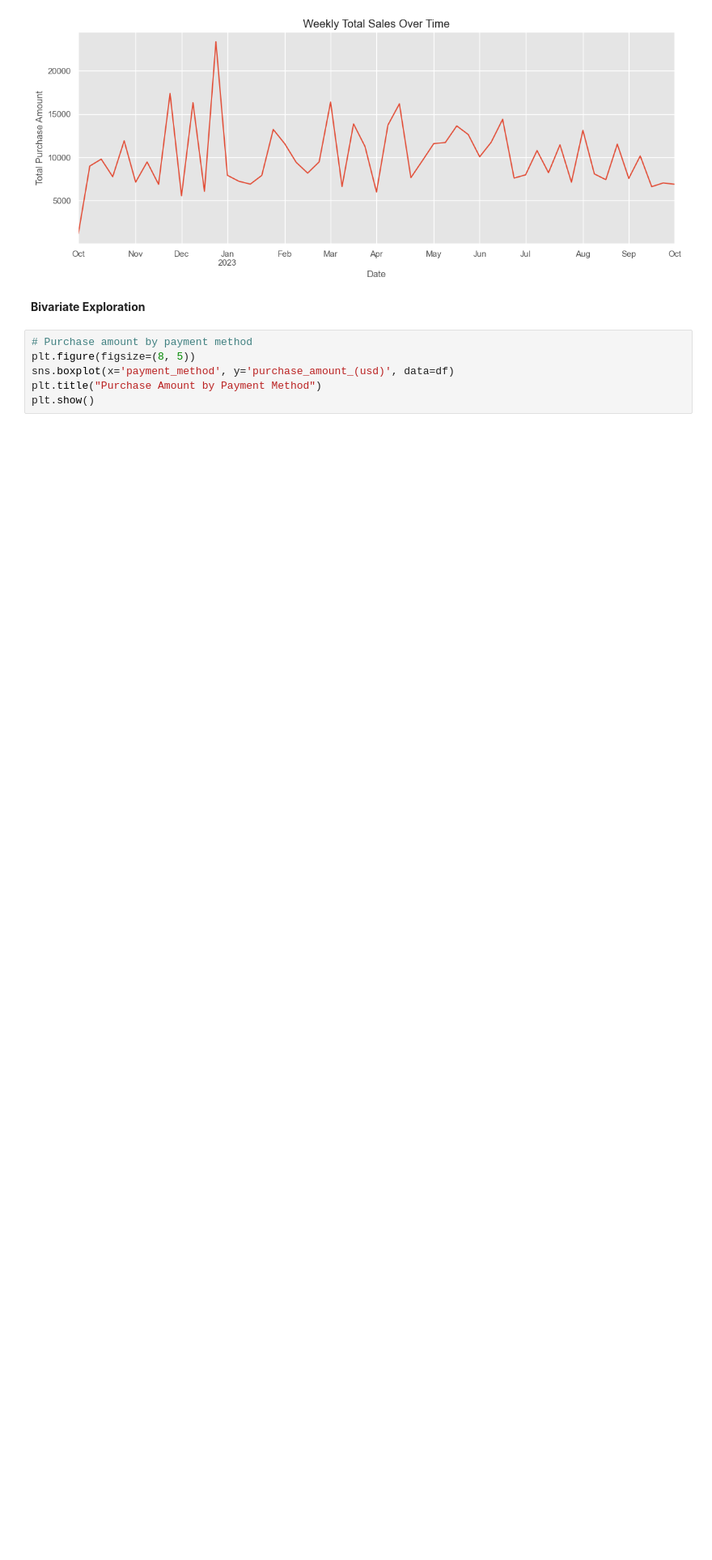
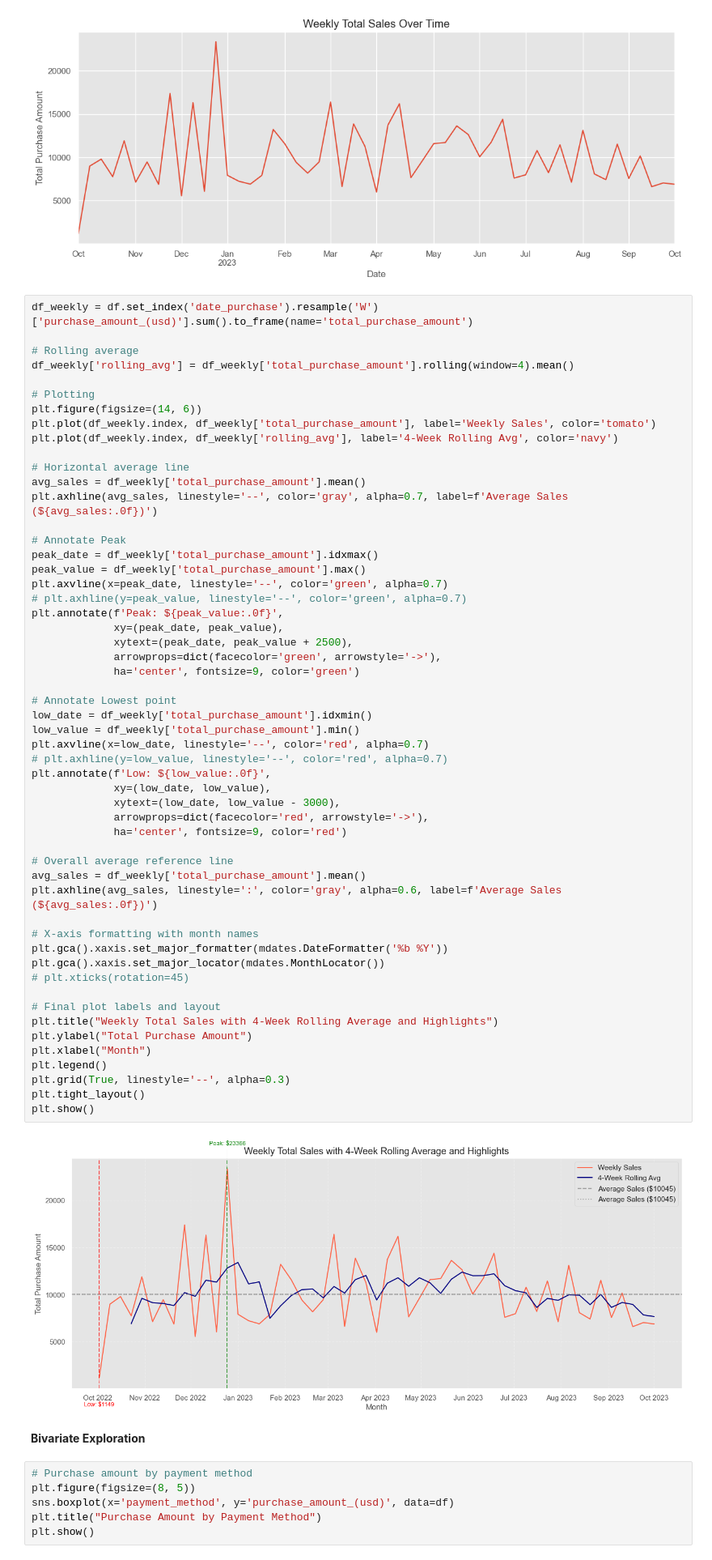
Before and after one commit to mandele1999/fashion-retail-sales, a Jupyter notebook: notebooks/02_data _exploration.ipynb, the cells around one changed output. Shown at 81% size. Drawn from its saved outputs; the diff is of its cells as text; blank space fills up the shorter version.

```diff
--- a/notebooks/02_data _exploration.ipynb
+++ b/notebooks/02_data _exploration.ipynb
@@ -124,6 +125,62 @@ plt.tight_layout()
 plt.show()
 # %% [output]
 [figure]
+# %%
+df_weekly = df.set_index('date_purchase').resample('W')['purchase_amount_(usd)'].sum().to_frame(name='total_purchase_amount')
+
+# Rolling average
+df_weekly['rolling_avg'] = df_weekly['total_purchase_amount'].rolling(window=4).mean()
+
+# Plotting
+plt.figure(figsize=(14, 6))
+plt.plot(df_weekly.index, df_weekly['total_purchase_amount'], label='Weekly Sales', color='tomato')
+plt.plot(df_weekly.index, df_weekly['rolling_avg'], label='4-Week Rolling Avg', color='navy')
+
+# Horizontal average line
+avg_sales = df_weekly['total_purchase_amount'].mean()
+plt.axhline(avg_sales, linestyle='--', color='gray', alpha=0.7, label=f'Average Sales (${avg_sales:.0f})')
+
+# Annotate Peak
+peak_date = df_weekly['total_purchase_amount'].idxmax()
+peak_value = df_weekly['total_purchase_amount'].max()
+plt.axvline(x=peak_date, linestyle='--', color='green', alpha=0.7)
+# plt.axhline(y=peak_value, linestyle='--', color='green', alpha=0.7)
+plt.annotate(f'Peak: ${peak_value:.0f}',
+             xy=(peak_date, peak_value),
+             xytext=(peak_date, peak_value + 2500),
+             arrowprops=dict(facecolor='green', arrowstyle='->'),
+             ha='center', fontsize=9, color='green')
+
+# Annotate Lowest point
+low_date = df_weekly['total_purchase_amount'].idxmin()
+low_value = df_weekly['total_purchase_amount'].min()
+plt.axvline(x=low_date, linestyle='--', color='red', alpha=0.7)
+# plt.axhline(y=low_value, linestyle='--', color='red', alpha=0.7)
+plt.annotate(f'Low: ${low_value:.0f}',
+             xy=(low_date, low_value),
+             xytext=(low_date, low_value - 3000),
+             arrowprops=dict(facecolor='red', arrowstyle='->'),
+             ha='center', fontsize=9, color='red')
+
+# Overall average reference line
+avg_sales = df_weekly['total_purchase_amount'].mean()
+plt.axhline(avg_sales, linestyle=':', color='gray', alpha=0.6, label=f'Average Sales (${avg_sales:.0f})')
+
+# X-axis formatting with month names
+plt.gca().xaxis.set_major_formatter(mdates.DateFormatter('%b %Y'))
+plt.gca().xaxis.set_major_locator(mdates.MonthLocator())
+# plt.xticks(rotation=45)
+
+# Final plot labels and layout
+plt.title("Weekly Total Sales with 4-Week Rolling Average and Highlights")
+plt.ylabel("Total Purchase Amount")
+plt.xlabel("Month")
+plt.legend()
+plt.grid(True, linestyle='--', alpha=0.3)
+plt.tight_layout()
+plt.show()
+# %% [output]
+[figure, added]
 # %% [markdown]
 **Bivariate Exploration**
 # %%
```
Also changed, not shown: parts of 3 cells of this notebook.
